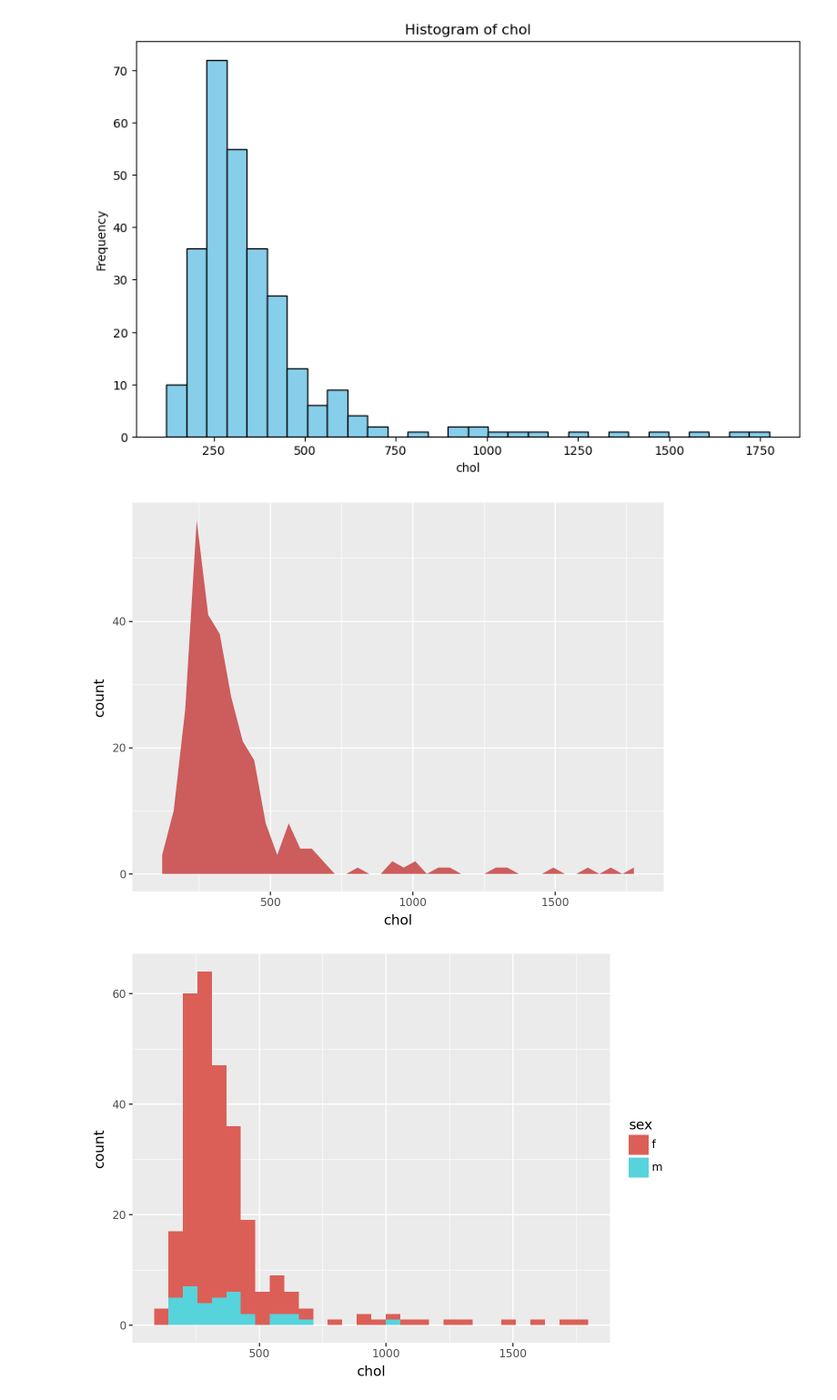
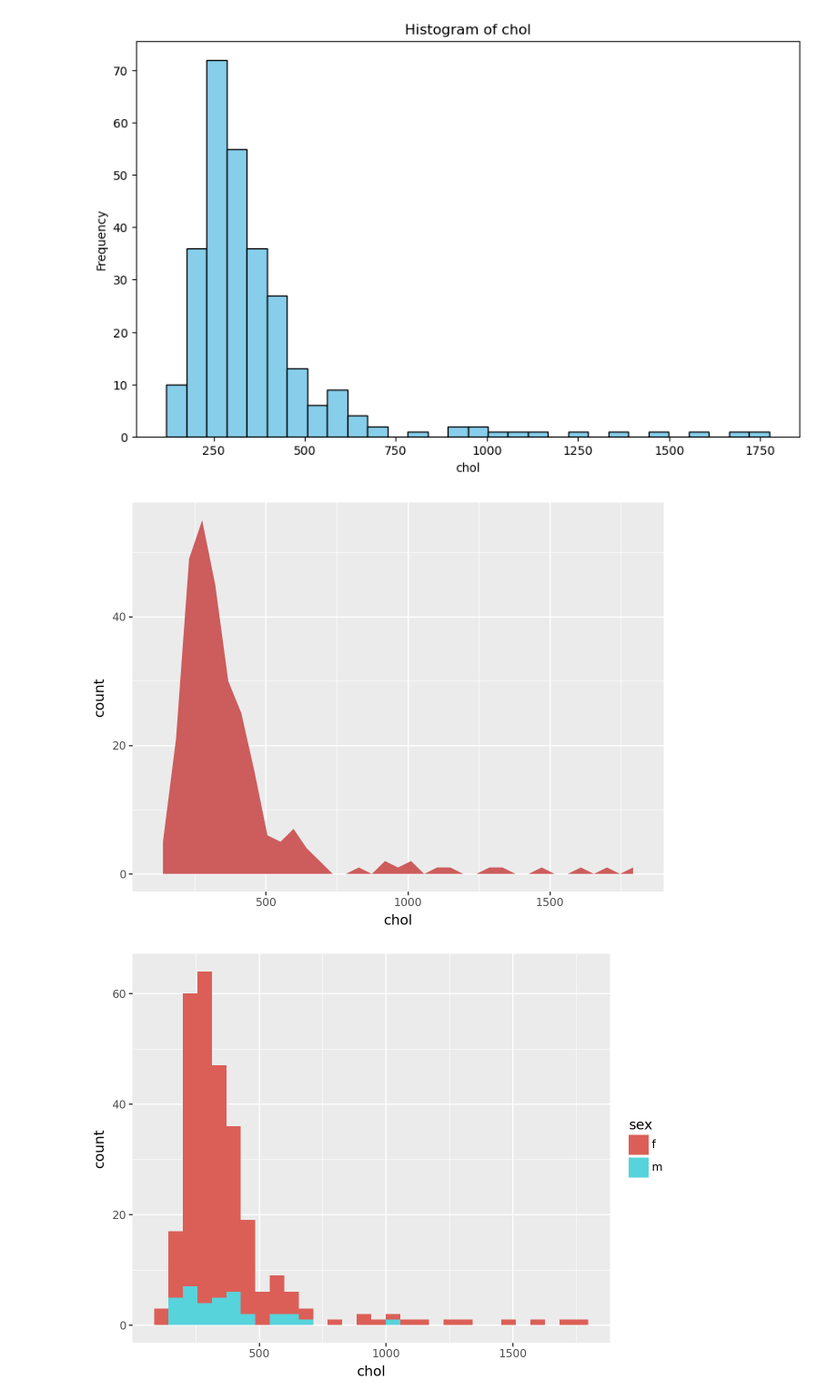
Before and after one commit to pepel63/Continous-Varibles-Exploration, a Jupyter notebook: Continous Varibles.ipynb, the cells around one changed output. Shown: that part at 91% size. Drawn from its saved outputs; the diff is of its cells as text; code cells hidden in the pictures.

```diff
--- a/Continous Varibles.ipynb
+++ b/Continous Varibles.ipynb
@@ -20,11 +22,18 @@ plt.show()  # Display the plot
 [figure]
 # %%
 x = ggplot(df, aes('chol'))
-# %%
-from plotnine import ggplot, aes,geom_area
-x + geom_area(stat='bin', fill='indianred')
-# %% [output]
-[figure, removed]
+# %%
+import pandas as pd
+
+# Assuming 'df' is your DataFrame and 'chol' is the column you're plotting
+df_clean = df.dropna(subset=['chol'])
+
+# Proceed with plotting using the cleaned DataFrame
+x = ggplot(df_clean, aes('chol'))
+plot = x + geom_area(stat='bin', fill='indianred')
+plot.show()
+# %% [output]
+[figure, added]
 # %%
 from plotnine import ggplot, aes, geom_histogram
 
```
Also changed, not shown: parts of 2 cells of this notebook.
